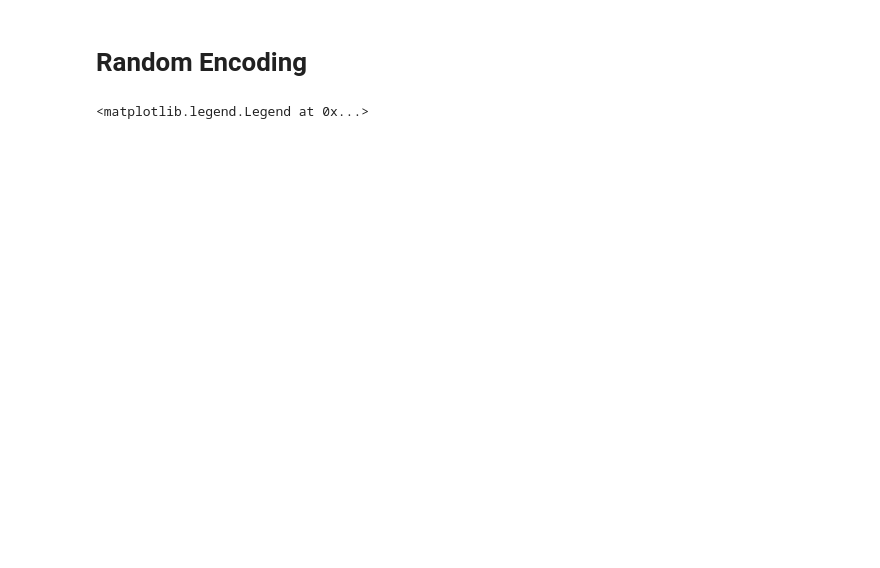
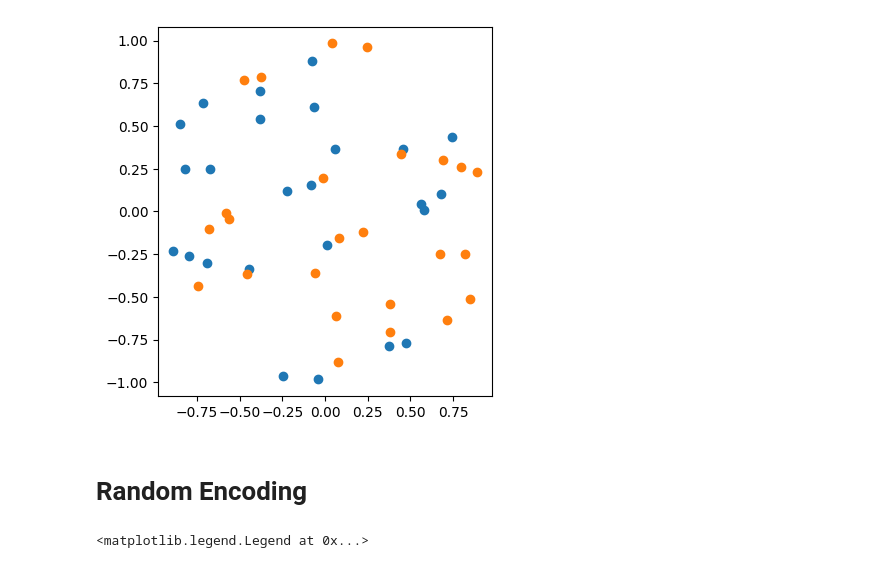
Before and after one commit to ctn-waterloo/sspspace, a Jupyter notebook: notebooks/SSP Space Demo.ipynb, the cells around one changed output. Drawn from its saved outputs; the diff is of its cells as text; code cells hidden in the pictures; blank space fills up the shorter version.

```diff
--- a/notebooks/SSP Space Demo.ipynb
+++ b/notebooks/SSP Space Demo.ipynb
@@ -6,5 +6,13 @@ import numpy as np
 import matplotlib.pyplot as plt
 
 import sspspace
+# %%
+ssp_dim=51
+space = sspspace.JointSSPSpace(domain_dim=2, ssp_dim=ssp_dim)
+plt.scatter(space.phase_matrix[1:(ssp_dim + 1) // 2,0], space.phase_matrix[1:(ssp_dim + 1) // 2,1])
+plt.scatter(space.phase_matrix[-1:ssp_dim // 2:-1,0], space.phase_matrix[-1:ssp_dim // 2:-1,1])
+plt.gca().set_aspect('equal','box')
+# %% [output]
+[figure, added]
 # %% [markdown]
 # Random Encoding
```
Also changed, not shown: parts of 10 cells of this notebook, 2 other files.
